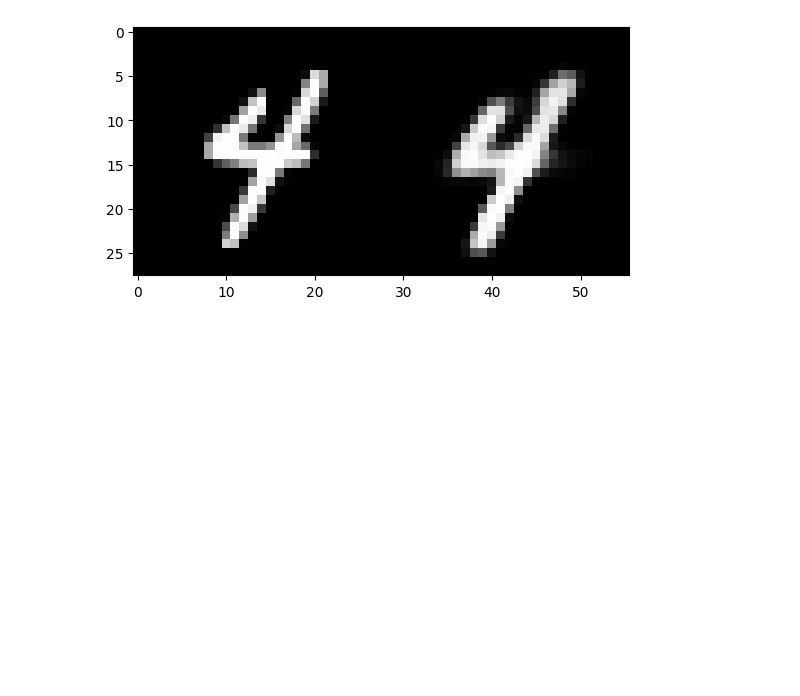
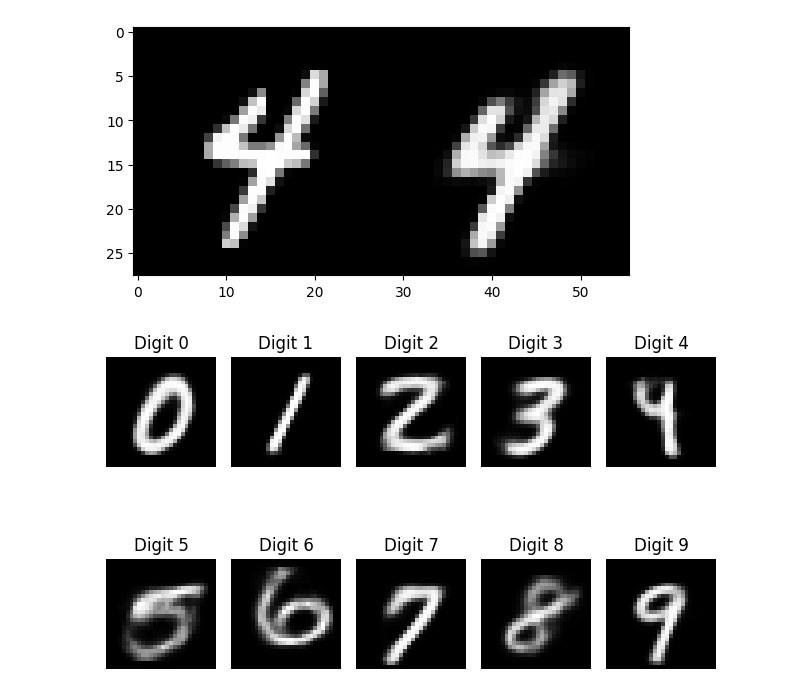
Before and after one commit to Monthlyaway/Vision-Projects, a Jupyter notebook: VAE/VAE.ipynb, the cells around one changed output. Drawn from its saved outputs; the diff is of its cells as text; code cells hidden in the pictures; blank space fills up the shorter version.

```diff
--- a/VAE/VAE.ipynb
+++ b/VAE/VAE.ipynb
@@ -102,6 +158,10 @@ class VAE(AbstractAutoencoder):
 # %%
 from torchinfo import summary
 
-model = VAE(input_dim=784, latent_dim=32).to(device)
-print(summary(model, (56, 784)))
-print(model)
+# vae_model = VAE(input_dim=784, latent_dim=32).to(device)
+# print(summary(vae_model, (56, 784)))
+# print(vae_model)
+
+# cvae_model = CVAE(input_dim=784, latent_dim=32, num_classes=10).to(device)
+# print(summary(cvae_model, [(56, 784), (56,)]))
+# Can not use torchinfo with CVAE because it requires one-hot vector
@@ -126,5 +168,5 @@ VAE                                      [56, 784]                 --
 # %%
-def train(model: VAE, loss_fn, optimizer, train_loader, num_epochs=10):
+def train_vae(model, loss_fn, optimizer, train_loader, num_epochs=10):
     for epoch in range(num_epochs):
         model.train()
         for batch in (pbar := tqdm(train_loader, desc=f"Train epoch {epoch}/{num_epochs}")):
@@ -145,7 +187,3 @@ def train(model: VAE, loss_fn, optimizer, train_loader, num_epochs=10):
                 mu_theta, mu_phi, logvar = model(X)
                 loss = model.loss_fn(X, mu_theta, mu_phi, logvar)
                 pbar.set_postfix({"loss": loss.item()})
-
-model = VAE(input_dim=784, latent_dim=32).to(device)
-optimizer = torch.optim.Adam(model.parameters(), lr=1e-3)
-train(model, model.loss_fn, optimizer, train_loader, num_epochs=5)
@@ -152,3 +220,7 @@ train(model, model.loss_fn, optimizer, train_loader, num_epochs=5)
+# %%
+cvae_model = CVAE(input_dim=784, latent_dim=32, num_classes=10).to(device)
+optimizer = torch.optim.Adam(cvae_model.parameters(), lr=1e-3)
+train_cvae(cvae_model, optimizer, train_loader, num_epochs=10)
 # %%
 # Inference use the model
 def reconstruct(model, test_loader, n=10):
@@ -176,3 +248,23 @@ reconstruct(model, test_loader, n=10)
 [figure]
 [figure]
 [figure]
+# %%
+# Inference only with decoder of CVAE
+def inference(model):
+    model.eval()
+    with torch.no_grad():
+        z = torch.randn(10, model.latent_dim).to(device)
+        y = torch.tensor([0, 1, 2, 3, 4, 5, 6, 7, 8, 9]).to(device)
+        out = model.decode(z, y)
+        out = out.view(-1, 28, 28).cpu().numpy()
+        for i in range(out.shape[0]):
+            plt.subplot(2, 5, i + 1)
+            plt.imshow(out[i], cmap='gray')
+            plt.axis('off')
+            plt.title(f"Digit {y[i]}")
+    plt.tight_layout()
+    plt.show()
+
+inference(cvae_model)
+# %% [output]
+[figure, added]
```
Also changed, not shown: parts of 7 cells of this notebook.
